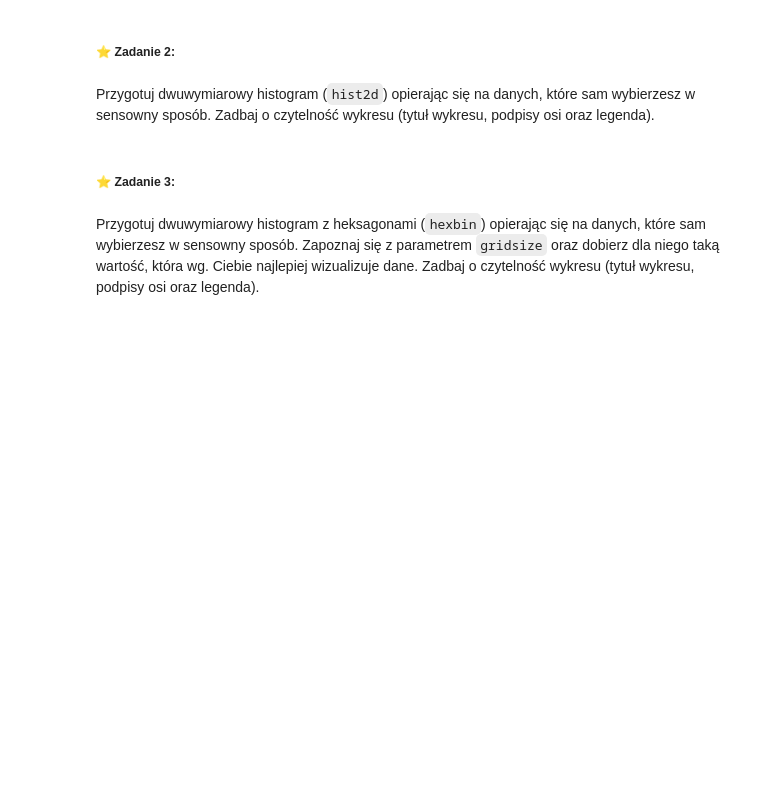
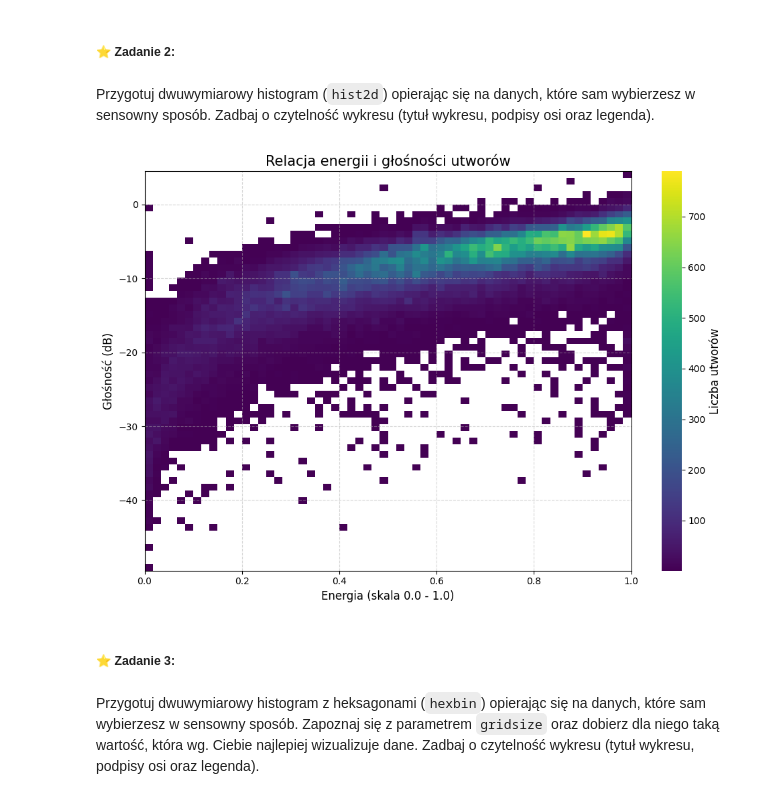
Before and after one commit to NataZBluszczu/python-visualizations, a Jupyter notebook: matplotlib_visualization.ipynb, the cells around one changed output. Saved outputs shown, nothing was run; the diff lists cells and outputs as text; code cells hidden in the pictures; blank space fills up the shorter version.

```diff
--- a/matplotlib_visualization.ipynb
+++ b/matplotlib_visualization.ipynb
@@ -29,3 +102,29 @@ Przygotuj dwuwymiarowy histogram (`hist2d`) opierając się na danych, które sa
+# %%
+# Dwuwymiarowy histogram (histogram 2D) - pokazuje zagęszczenie danych w dwóch wymiarach jednocześnie
+# bins - liczba koszyków w pionie i poziomie (np. bins=[50, 50] oznacza 50 koszyków dla każdej osi)
+plt.figure(figsize=(10, 7), facecolor='white')
+ax = plt.axes()
+
+h2d = plt.hist2d(df['energy'], df['loudness'],
+                 bins=60,
+                 cmap='viridis',
+                 cmin=1)
+
+cb = plt.colorbar(h2d[3])
+cb.set_label('Liczba utworów', fontsize=12)
+cb.outline.set_visible(False)
+cb.ax.yaxis.set_tick_params(color='black', labelcolor='black')
+
+plt.title('Relacja energii i głośności utworów', fontsize=15)
+plt.xlabel('Energia (skala 0.0 - 1.0)', fontsize=12)
+plt.ylabel('Głośność (dB)', fontsize=12)
+
+plt.grid(linestyle='--', alpha=0.5)
+
+plt.tight_layout() # Automatycznie dostosowuje rozmieszczenie podwykresów, aby uniknąć nakładania się tytułów czy etykiet
+plt.show()
+# %% [output]
+[figure, added]
 # %% [markdown]
 ##### ⭐ Zadanie 3:
 # %% [markdown]
```
Also changed, not shown: parts of 35 cells of this notebook.
